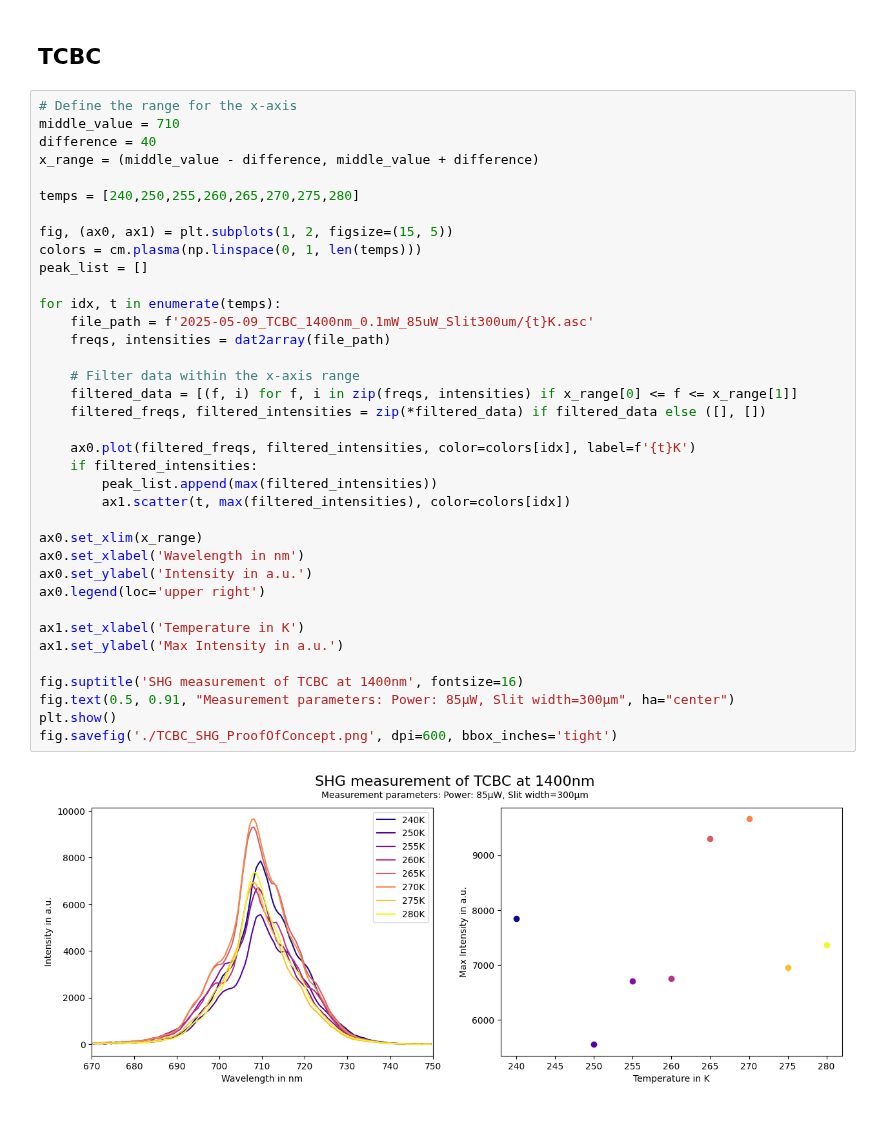
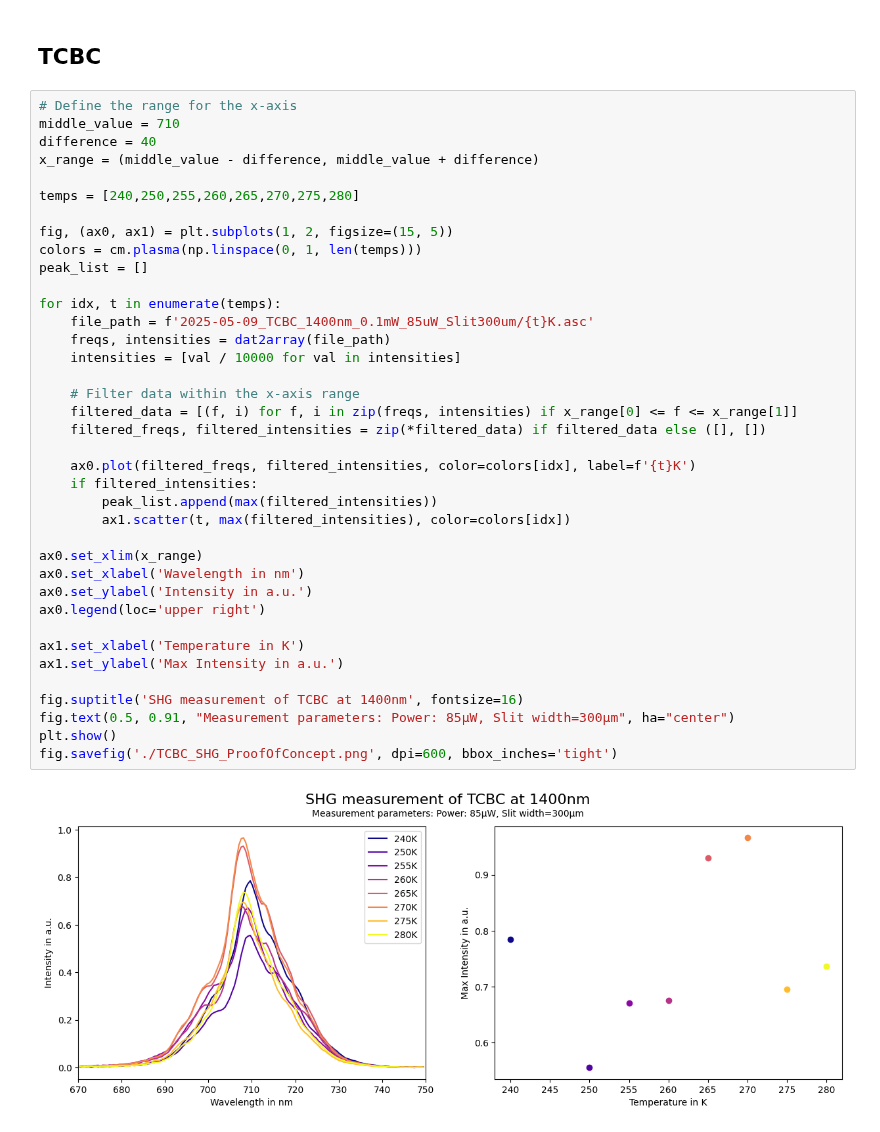
Before and after one commit to FlorianAdamczyk/auswertung_neu, a Jupyter notebook: 2025-05-09 TCBC 1400nm ProofOfConcept/TBC_PoC.ipynb, the cells around one changed output. Drawn from its saved outputs; the diff is of its cells as text.

```diff
--- a/2025-05-09 TCBC 1400nm ProofOfConcept/TBC_PoC.ipynb
+++ b/2025-05-09 TCBC 1400nm ProofOfConcept/TBC_PoC.ipynb
@@ -30,31 +30,32 @@ temps = [240,250,255,260,265,270,275,280]
 fig, (ax0, ax1) = plt.subplots(1, 2, figsize=(15, 5))
 colors = cm.plasma(np.linspace(0, 1, len(temps)))
 peak_list = []
 
 for idx, t in enumerate(temps):
     file_path = f'2025-05-09_TCBC_1400nm_0.1mW_85uW_Slit300um/{t}K.asc'
     freqs, intensities = dat2array(file_path)
+    intensities = [val / 10000 for val in intensities]
 
     # Filter data within the x-axis range
     filtered_data = [(f, i) for f, i in zip(freqs, intensities) if x_range[0] <= f <= x_range[1]]
     filtered_freqs, filtered_intensities = zip(*filtered_data) if filtered_data else ([], [])
 
     ax0.plot(filtered_freqs, filtered_intensities, color=colors[idx], label=f'{t}K')
     if filtered_intensities:
         peak_list.append(max(filtered_intensities))
         ax1.scatter(t, max(filtered_intensities), color=colors[idx])
 
 ax0.set_xlim(x_range)
 ax0.set_xlabel('Wavelength in nm')
 ax0.set_ylabel('Intensity in a.u.')
 ax0.legend(loc='upper right')
 
 ax1.set_xlabel('Temperature in K')
 ax1.set_ylabel('Max Intensity in a.u.')
 
 fig.suptitle('SHG measurement of TCBC at 1400nm', fontsize=16)
 fig.text(0.5, 0.91, "Measurement parameters: Power: 85µW, Slit width=300µm", ha="center")
 plt.show()
 fig.savefig('./TCBC_SHG_ProofOfConcept.png', dpi=600, bbox_inches='tight')
 # %% [output]
-[figure, old version]
+[figure, new version]
```
